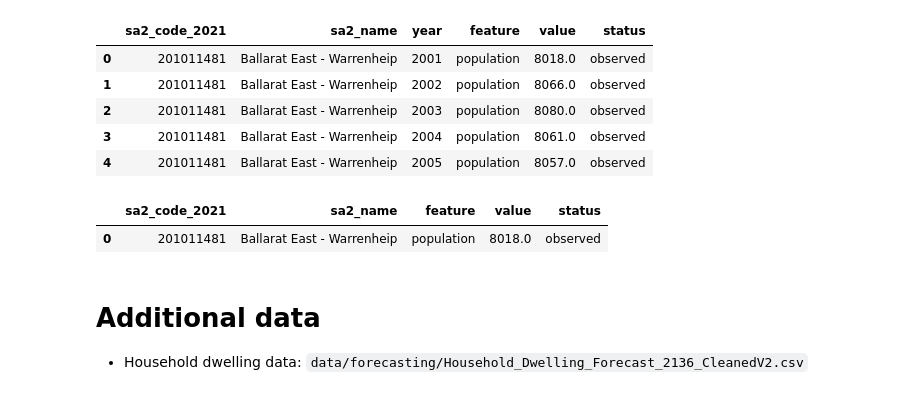
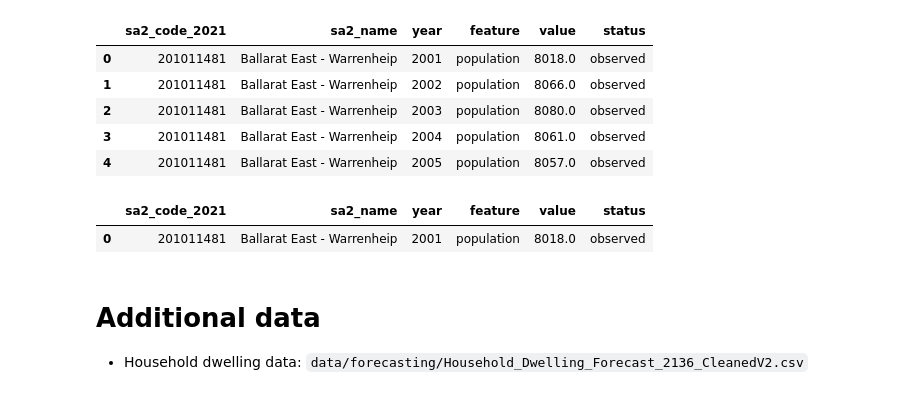
Before and after one commit to Aditya048/real-estate-industry-project, a Jupyter notebook: modelling/rfr.ipynb, the cells around one changed output. Saved outputs shown, nothing was run; the diff lists cells and outputs as text; code cells hidden in the pictures.

```diff
--- a/modelling/rfr.ipynb
+++ b/modelling/rfr.ipynb
@@ -24,11 +24,10 @@ sa2_panel.head()
 | 4 | 201011481 | Ballarat East - Warrenheip | 2005 | population | 8057.0 | observed |
 # %%
 population_data = sa2_panel.loc[sa2_panel['feature'] == 'population']
-population_data.drop(columns=['year'], inplace=True)
 population_data.head(1)
 # %% [output]
-|  | sa2_code_2021 | sa2_name | feature | value | status |
-| 0 | 201011481 | Ballarat East - Warrenheip | population | 8018.0 | observed |
+|  | sa2_code_2021 | sa2_name | year | feature | value | status |
+| 0 | 201011481 | Ballarat East - Warrenheip | 2001 | population | 8018.0 | observed |
 # %% [markdown]
 # Additional data
 - Household dwelling data: `data/forecasting/Household_Dwelling_Forecast_2136_CleanedV2.csv`
```
Also changed, not shown: parts of 14 cells of this notebook.
